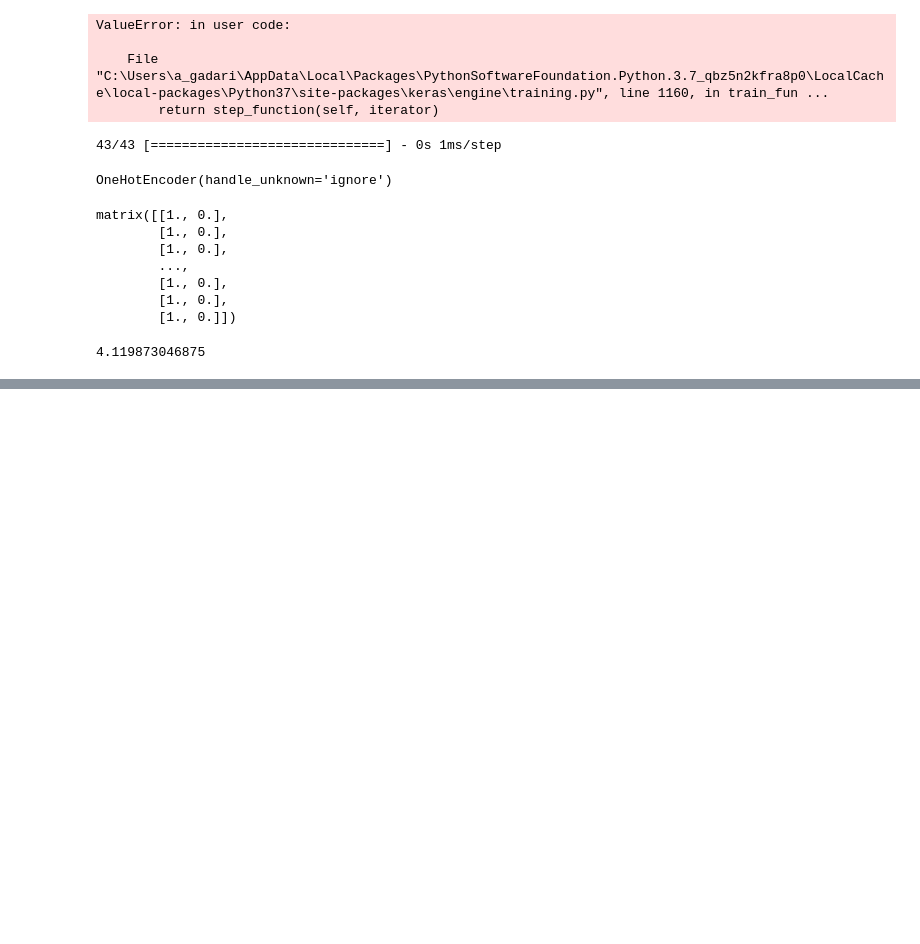
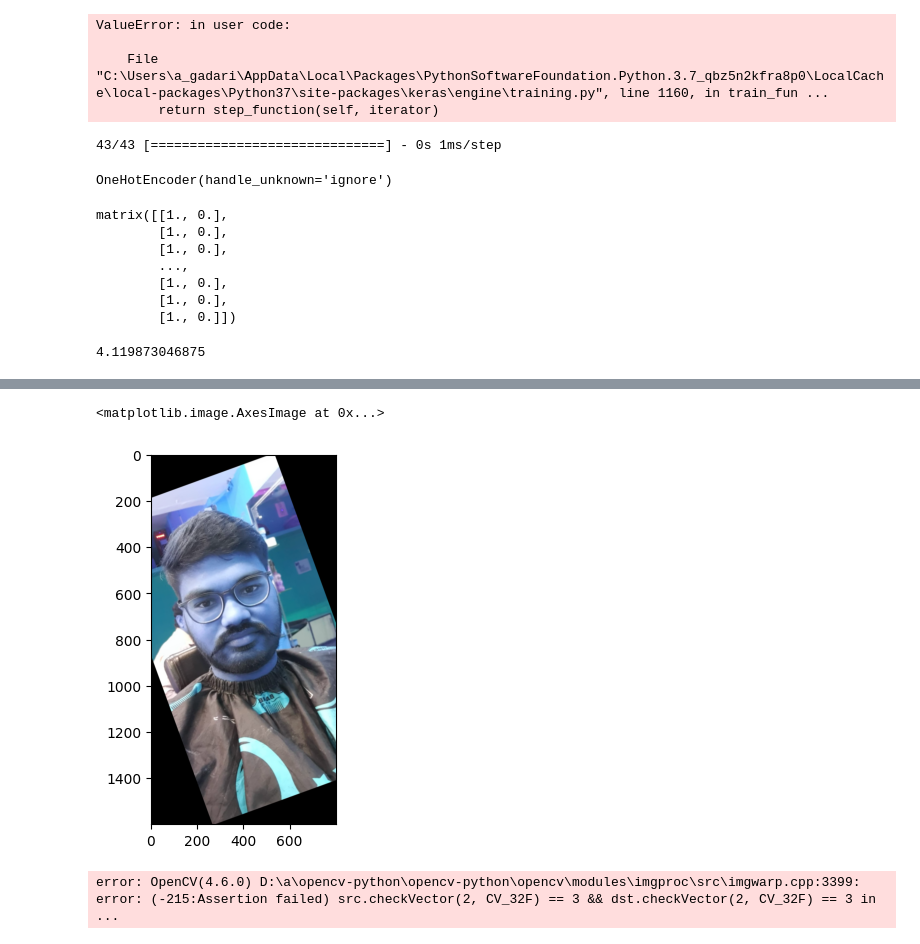
Before and after one commit to AdarshG-Uncg/bdml_610_project, a Jupyter notebook: exploration ipynb files/ex1.ipynb, the cells around one changed output, grey strips where cells are left out. Cells and saved outputs as stored; diff of their text form; code cells hidden in the pictures; blank space fills up the shorter version.

```diff
--- a/exploration ipynb files/ex1.ipynb
+++ b/exploration ipynb files/ex1.ipynb
@@ -420,0 +469,5 @@ q1 = heq1-heq2
+# %%
+plt.imshow(result)
+# %% [output]
+<matplotlib.image.AxesImage at 0x...>
+[figure, added]
@@ -420,0 +508,4 @@ q1 = heq1-heq2
+# %%
+M = cv2.getAffineTransform(im1,im2)
+# %% [output]
+error: OpenCV(4.6.0) D:\a\opencv-python\opencv-python\opencv\modules\imgproc\src\imgwarp.cpp:3399: error: (-215:Assertion failed) src.checkVector(2, CV_32F) == 3 && dst.checkVector(2, CV_32F) == 3 in  ...
```
Also changed, not shown: parts of 12 cells of this notebook, 8 other files.
